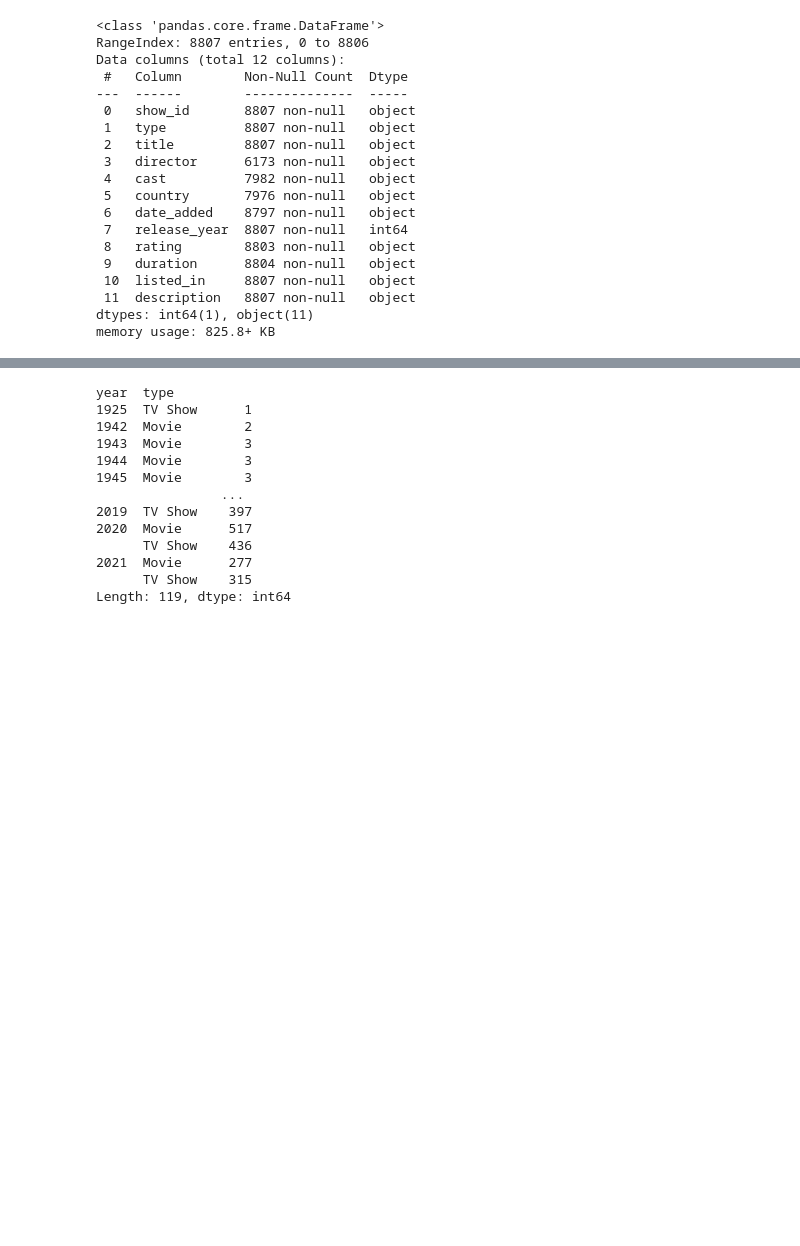
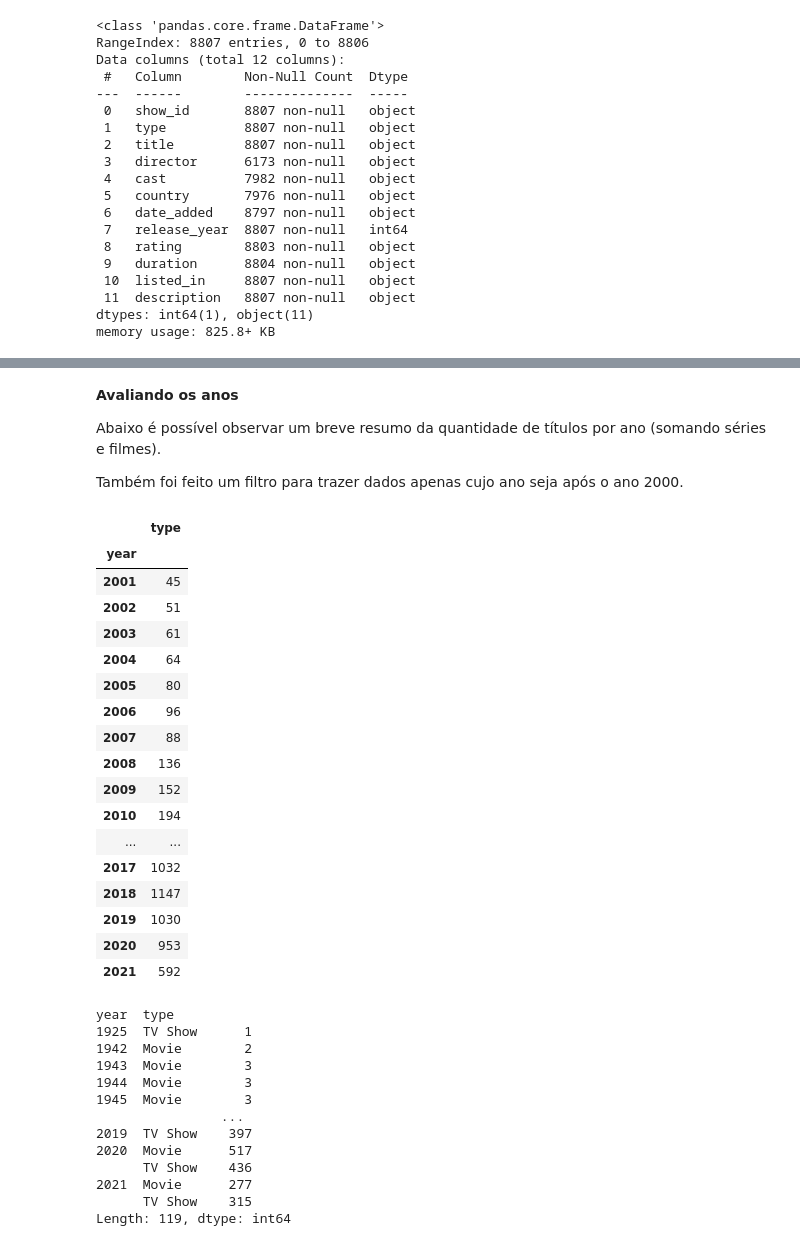
Before and after one commit to Christian311091/Analise_Netflix, a Jupyter notebook: NetflixDF.ipynb, the cells around one changed output, grey strips where cells are left out. Drawn from its saved outputs; the diff is of its cells as text; code cells hidden in the pictures; blank space fills up the shorter version.

```diff
--- a/NetflixDF.ipynb
+++ b/NetflixDF.ipynb
@@ -251,3 +269,39 @@ netflix.head(3)
+# %% [markdown]
+**Avaliando os anos**
+
+Abaixo é possível observar um breve resumo da quantidade de títulos por ano (somando séries e filmes).
+
+Também foi feito um filtro para trazer dados apenas cujo ano seja após o ano 2000.
+# %%
+# Trazendo a visão dos dados, apenas o ano e o tipo
+# Em seguida fazendo uma contagem desses dados por ano
+analise_serie = netflix[['year', 'type']]
+agrupamento_data = analise_serie.groupby(['year']).count()
+
+# Criação do Filtro, apenas dados cujo ano for maior que 2000
+filtro_data = agrupamento_data.query('year > 2000')
+
+# Exibindo o dataframe com os dados já filtrados
+filtro_data
+# %% [output]
+|  | type |
+| year |  |
+| 2001 | 45 |
+| 2002 | 51 |
+| 2003 | 61 |
+| 2004 | 64 |
+| 2005 | 80 |
+| 2006 | 96 |
+| 2007 | 88 |
+| 2008 | 136 |
+| 2009 | 152 |
+| 2010 | 194 |
+| ... | ... |
+| 2017 | 1032 |
+| 2018 | 1147 |
+| 2019 | 1030 |
+| 2020 | 953 |
+| 2021 | 592 |
 # %%
 # Tenta agrupar por 'year' e 'type' para contar a quantidade de ocorrências
 test_groupby = netflix.groupby(['year', 'type']).size()
```
Also changed, not shown: parts of 46 cells of this notebook.
